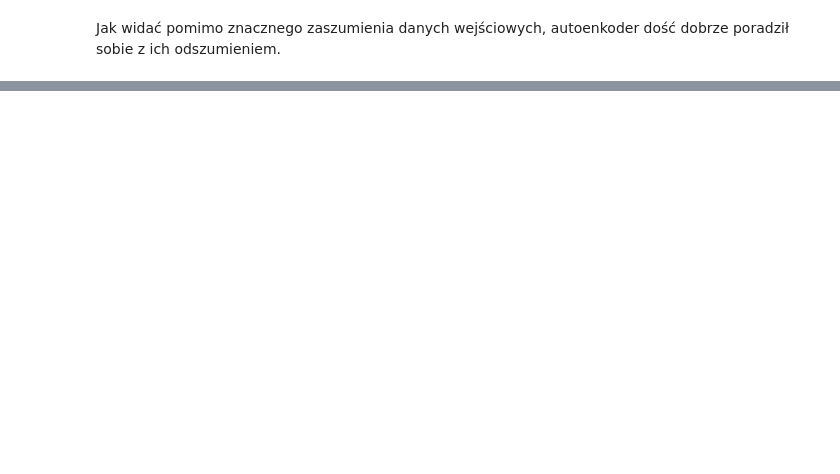
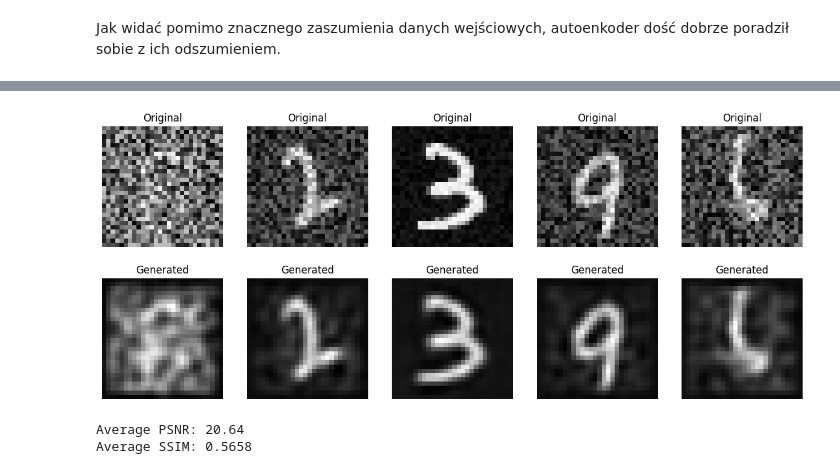
Before and after one commit to JKosciukiewicz/NeuralRendering, a Jupyter notebook: Presentation.ipynb, the cells around one changed output, grey strips where cells are left out. Drawn from its saved outputs; the diff is of its cells as text; code cells hidden in the pictures; blank space fills up the shorter version.

```diff
--- a/Presentation.ipynb
+++ b/Presentation.ipynb
@@ -312,0 +229,5 @@ Epoch 9/10. Average loss: 0.012640
+# %%
+model = UNet().to(device)
+optimizer = torch.optim.Adam(model.parameters(), lr=1e-4)
+criterion = nn.MSELoss()
+epochs = 10
@@ -312,0 +277,6 @@ Epoch 9/10. Average loss: 0.012640
+# %%
+evaluate_diffusion_model(model, test_dataloader,device,True)
+# %% [output]
+[figure, added]
+Average PSNR: 20.64
+Average SSIM: 0.5658
```
Also changed, not shown: parts of 19 cells of this notebook, 2 other files.
